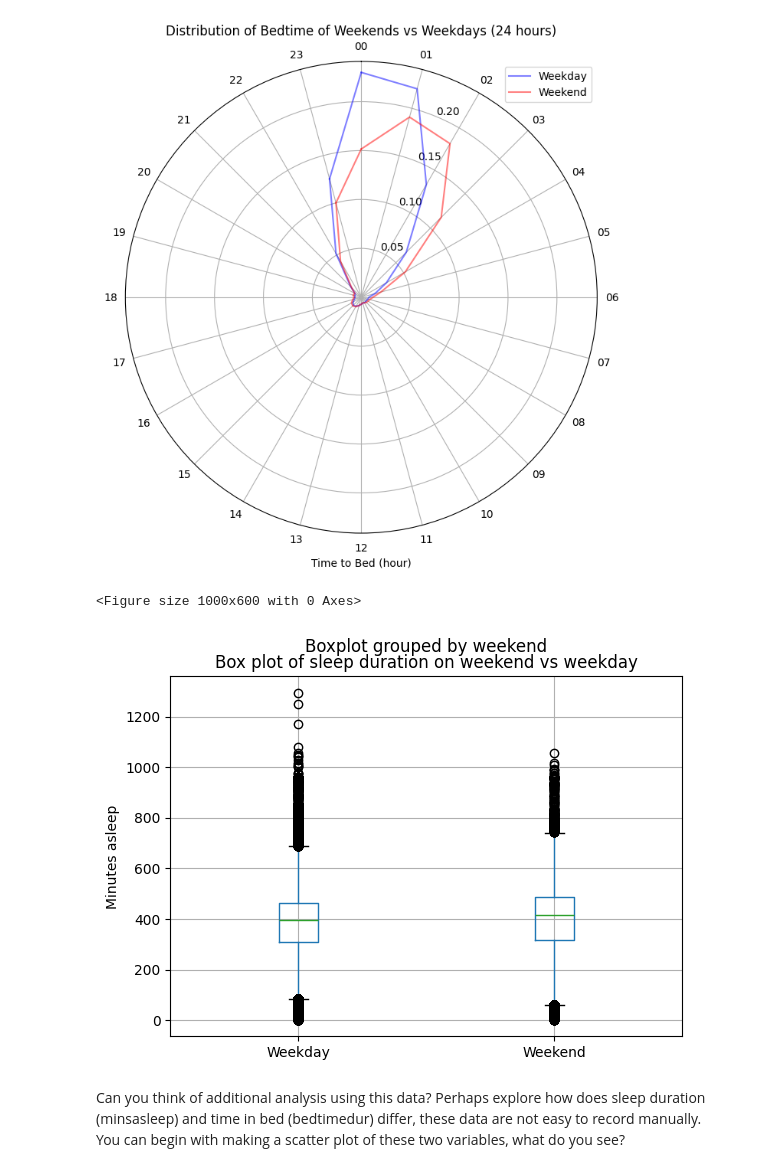
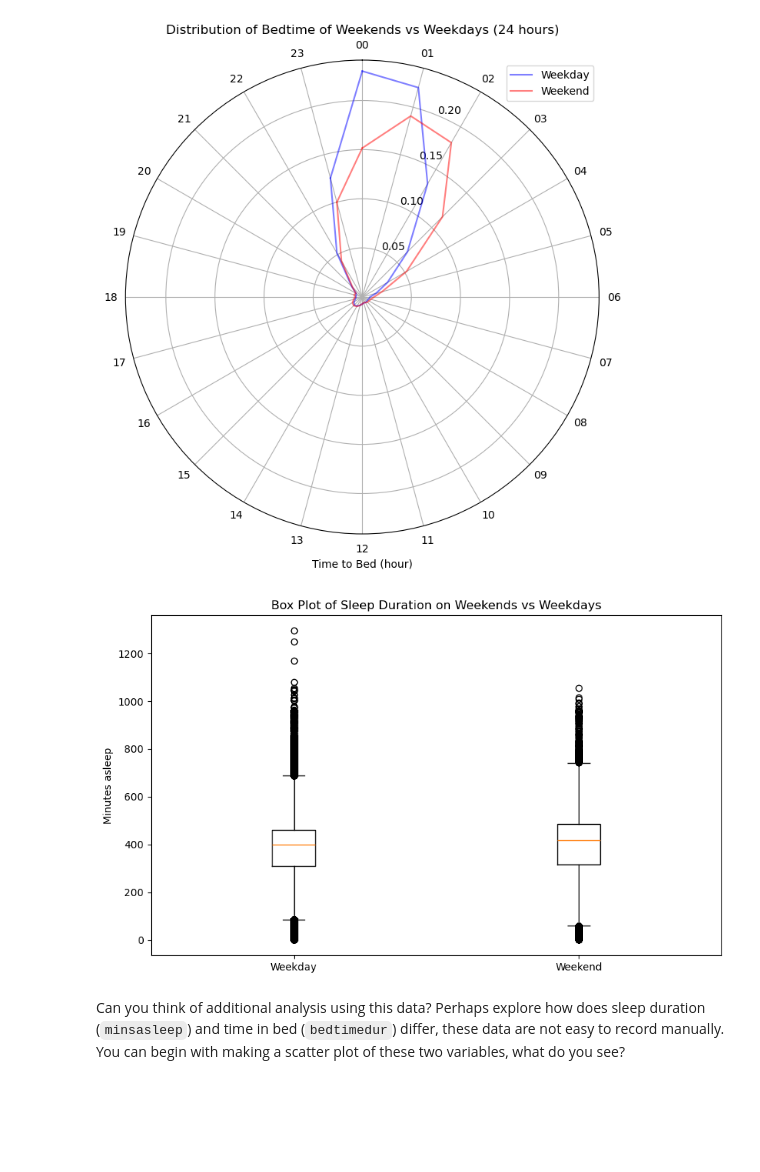
Before and after one commit to ucl-ihi/NSL-2024-teacherpack, a Jupyter notebook: data_activity_nethealth_analysis.ipynb, the cells around one changed output. Cells and saved outputs as stored; diff of their text form; code cells hidden in the pictures; blank space fills up the shorter version.

Commit message:
update nethealth analysis notebook formatting

```diff
--- a/data_activity_nethealth_analysis.ipynb
+++ b/data_activity_nethealth_analysis.ipynb
@@ -149,18 +155,20 @@ plt.show()
 # %% [output]
 [figure]
 # %%
-# box plot of sleep duration on weekend vs weekday
+# Box plot of sleep duration on weekend vs weekday
 plt.figure(figsize=(10, 6))
-daily_sleep.boxplot(column='minsasleep', by='weekend')
+plt.boxplot([daily_sleep[daily_sleep['weekend'] == False]['minsasleep'],
+             daily_sleep[daily_sleep['weekend'] == True]['minsasleep']])
 plt.ylabel('Minutes asleep')
-plt.title('Box plot of sleep duration on weekend vs weekday')
+plt.title('Box Plot of Sleep Duration on Weekends vs Weekdays')
 plt.xticks([1, 2], ['Weekday', 'Weekend'])
 plt.xlabel('')
 plt.show()
 
-# looking at the median line of the box plot, both the weekend and weekday are between the IQR of the other plot, suggesting there is no significant difference in sleep duration between weekend and weekday.
+# Looking at the median line of the box plot, both the weekend and weekday are between the IQR
+# of the other box plot, suggesting there is no significant difference in sleep duration between
+# weekend and weekday.
 # %% [output]
-<Figure size 1000x600 with 0 Axes>
-[figure, old version]
+[figure, new version]
 # %% [markdown]
-Can you think of additional analysis using this data? Perhaps explore how does sleep duration (minsasleep) and time in bed (bedtimedur) differ, these data are not easy to record manually. You can begin with making a scatter plot of these two variables, what do you see?
+Can you think of additional analysis using this data? Perhaps explore how does sleep duration (`minsasleep`) and time in bed (`bedtimedur`) differ, these data are not easy to record manually. You can begin with making a scatter plot of these two variables, what do you see?
```
Also changed, not shown: parts of 6 cells of this notebook.
